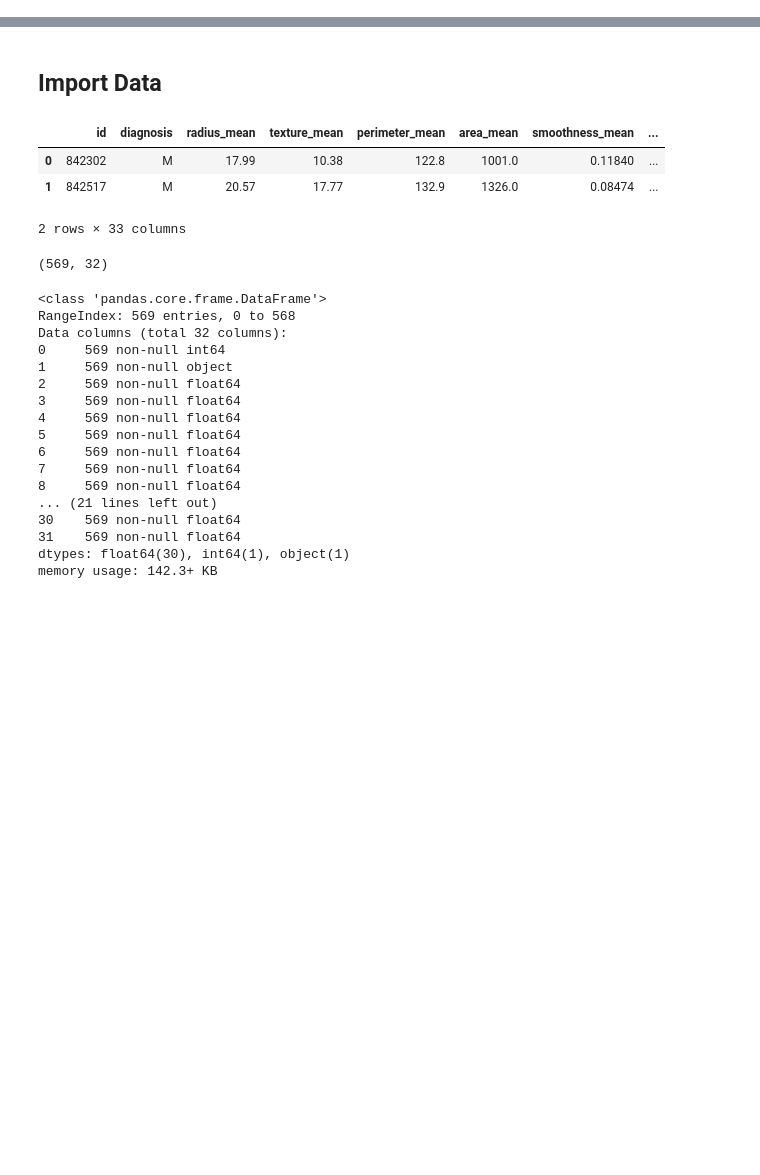
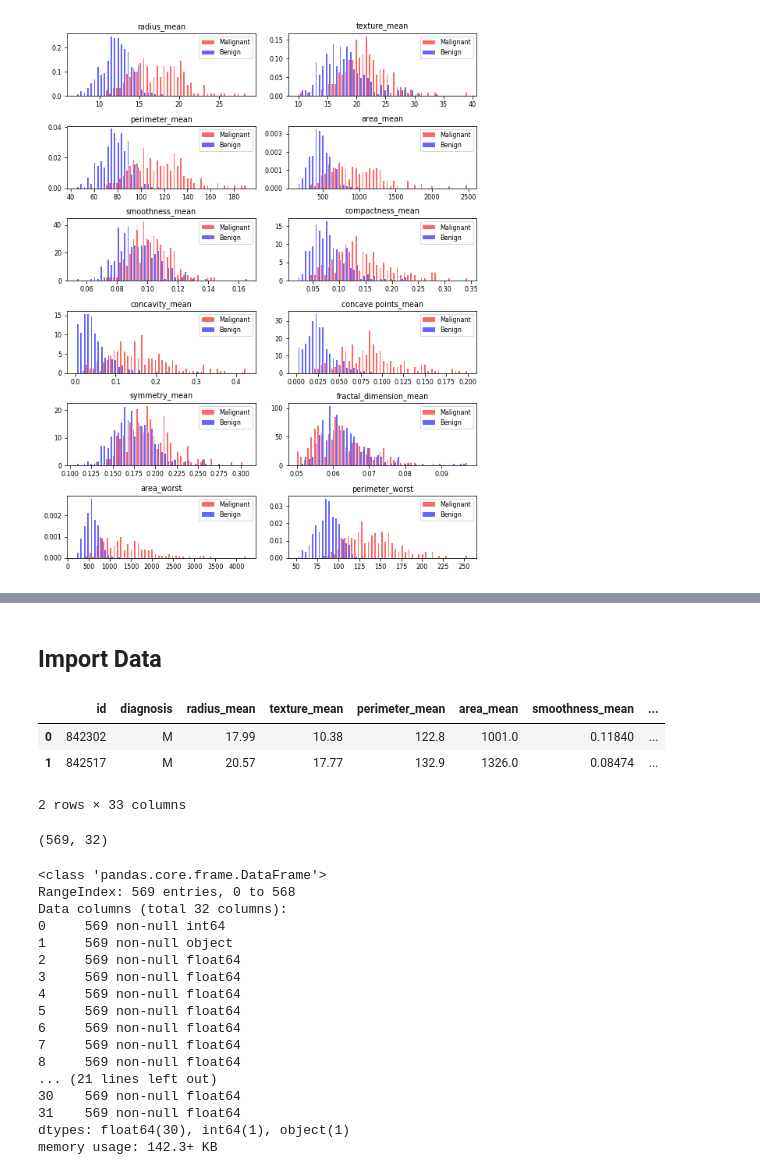
Before and after one commit to datalater/snufira-machine-learning, a Jupyter notebook: paper/code/main.ipynb, the cells around one changed output, grey strips where cells are left out. Saved outputs shown, nothing was run; the diff lists cells and outputs as text; code cells hidden in the pictures; blank space fills up the shorter version.

```diff
--- a/paper/code/main.ipynb
+++ b/paper/code/main.ipynb
@@ -0,0 +186,23 @@
+# %%
+# Separate out malignant and benign data for graphing
+malignant = df[df['diagnosis'] ==1]
+benign = df[df['diagnosis'] ==0]
+# %%
+# Column names to observe in following graphs - mean values only
+observe = list(df.columns[1:11]) + ['area_worst'] + ['perimeter_worst']
+observables = df.loc[:,observe]
+# %%
+plt.rcParams.update({'font.size': 8})
+plot, graphs = plt.subplots(nrows=6, ncols=2, figsize=(8,10))
+graphs = graphs.flatten()
+for idx, graph in enumerate(graphs):
+    graph.figure
+
+    binwidth= (max(df[observe[idx]]) - min(df[observe[idx]]))/50
+    bins = np.arange(min(df[observe[idx]]), max(df[observe[idx]]) + binwidth, binwidth)
+    graph.hist([malignant[observe[idx]],benign[observe[idx]]], bins=bins, alpha=0.6, normed=True, label=['Malignant','Benign'], color=['red','blue'])
+    graph.legend(loc='upper right')
+    graph.set_title(observe[idx])
+plt.tight_layout()
+# %% [output]
+[figure, added]
```
Also changed, not shown: parts of 39 cells of this notebook, 1 other file.
